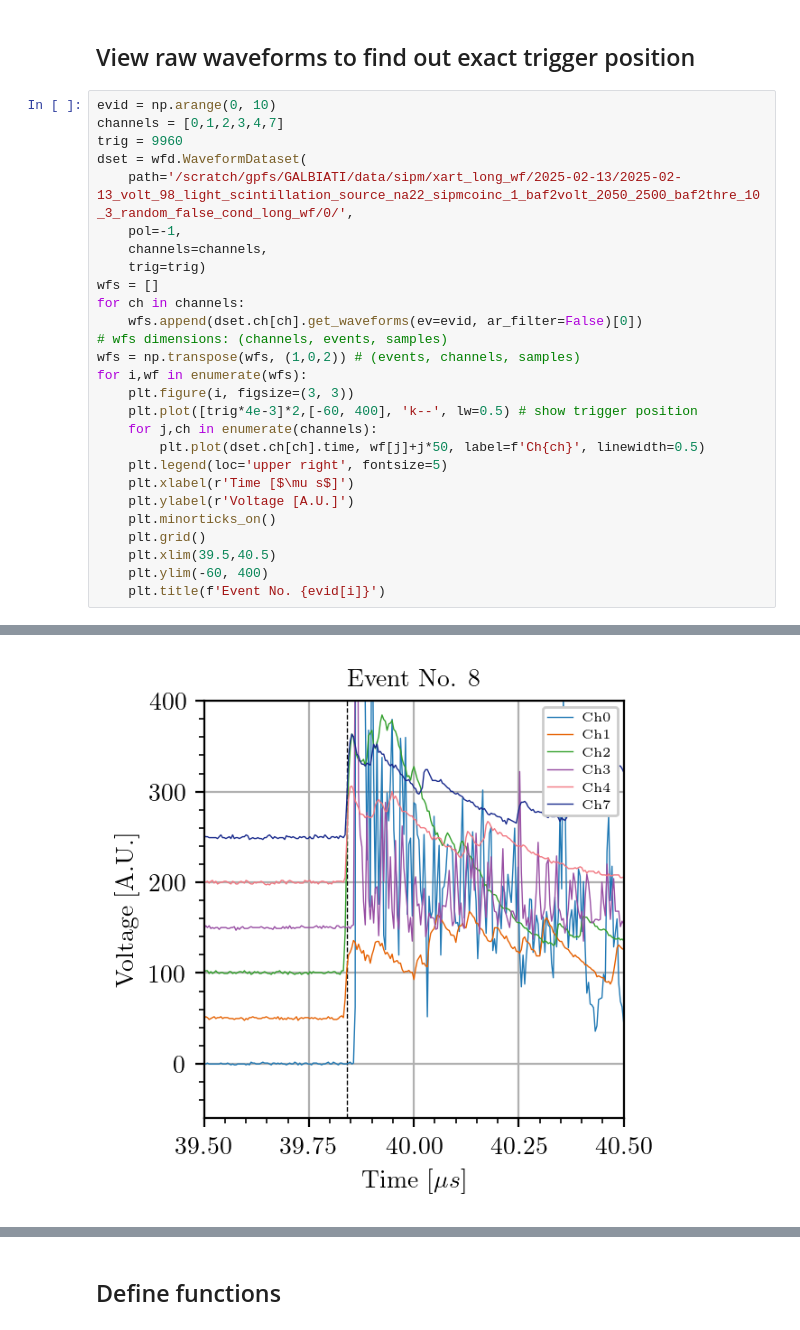
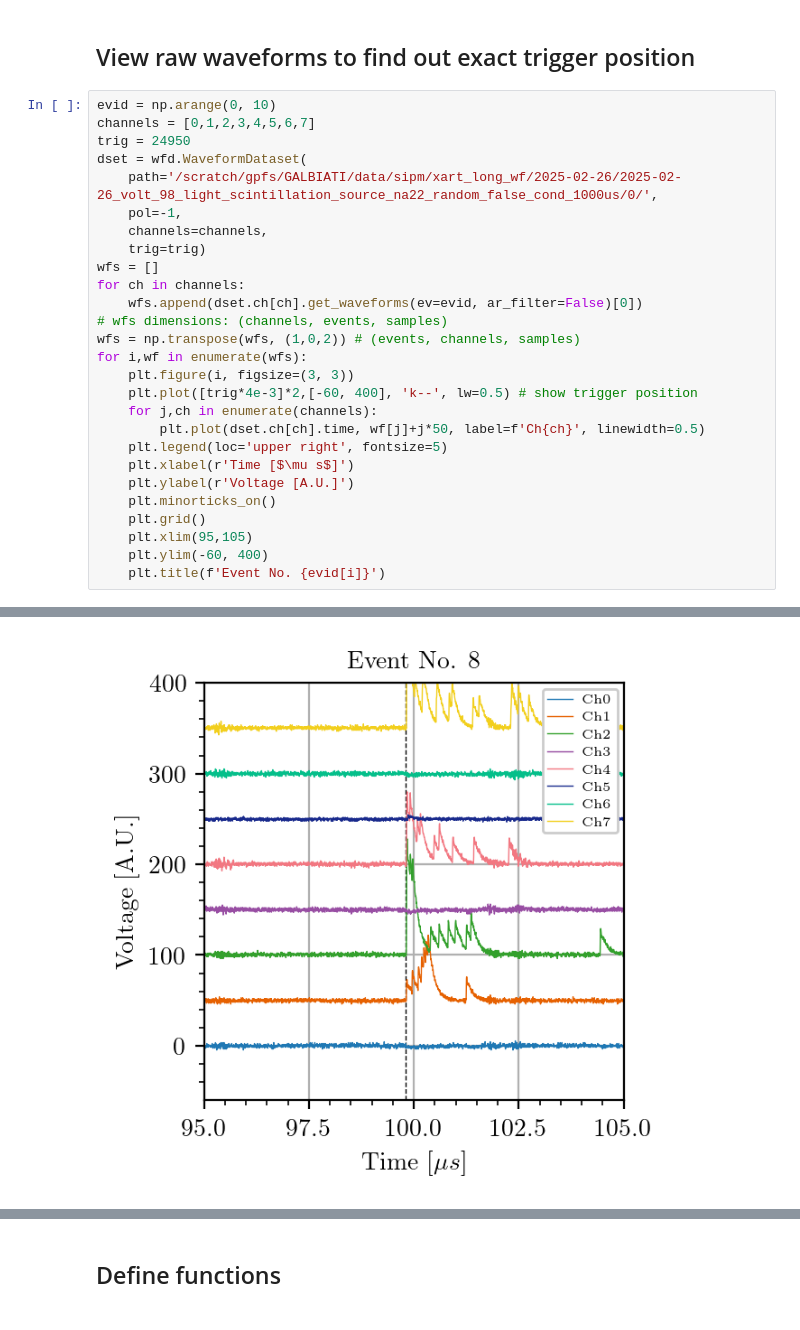
Before and after one commit to darkside-princeton/sipm-analysis, a Jupyter notebook: jupyter/long_wf_liq8.ipynb, the cells around one changed output, grey strips where cells are left out. Cells and saved outputs as stored; diff of their text form.

```diff
--- a/jupyter/long_wf_liq8.ipynb
+++ b/jupyter/long_wf_liq8.ipynb
@@ -28,10 +28,10 @@ Welcome to JupyROOT 6.26/08
 ## View raw waveforms to find out exact trigger position
 # %%
 evid = np.arange(0, 10)
-channels = [0,1,2,3,4,7]
-trig = 9960
+channels = [0,1,2,3,4,5,6,7]
+trig = 24950
 dset = wfd.WaveformDataset(
-    path='/scratch/gpfs/GALBIATI/data/sipm/xart_long_wf/2025-02-13/2025-02-13_volt_98_light_scintillation_source_na22_sipmcoinc_1_baf2volt_2050_2500_baf2thre_10_3_random_false_cond_long_wf/0/',
+    path='/scratch/gpfs/GALBIATI/data/sipm/xart_long_wf/2025-02-26/2025-02-26_volt_98_light_scintillation_source_na22_random_false_cond_1000us/0/',
     pol=-1,
     channels=channels,
     trig=trig)
@@ -50,7 +50,7 @@ for i,wf in enumerate(wfs):
     plt.ylabel(r'Voltage [A.U.]')
     plt.minorticks_on()
     plt.grid()
-    plt.xlim(39.5,40.5)
+    plt.xlim(95,105)
     plt.ylim(-60, 400)
     plt.title(f'Event No. {evid[i]}')
 # %% [output]
@@ -83 +82 @@ trigger_position: 9960
-[figure, old version]
+[figure, new version]
```
Also changed, not shown: parts of 12 cells of this notebook, 2 other files.
